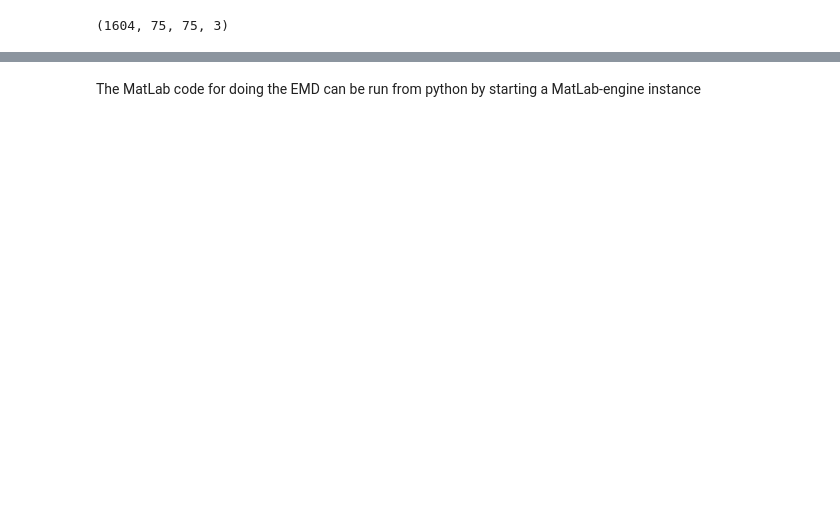
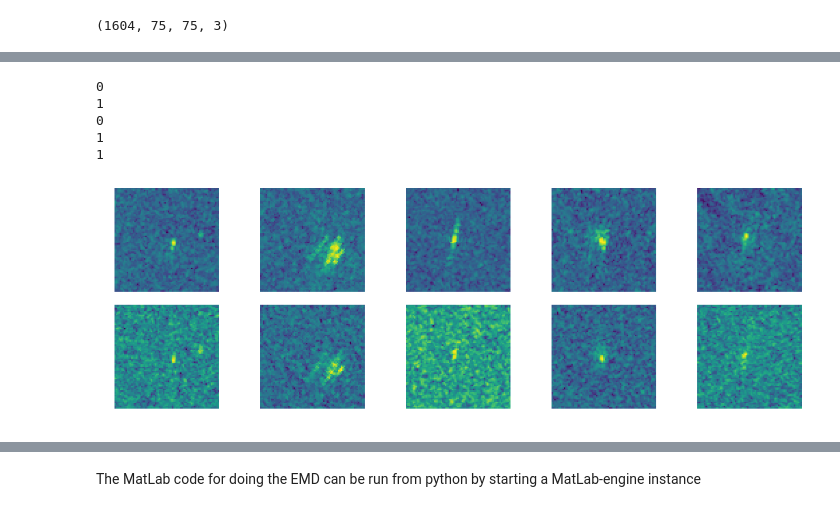
Before and after one commit to holwech/Spacebergs, a Jupyter notebook: python/EMD2D_testing.ipynb, the cells around one changed output, grey strips where cells are left out. Saved outputs shown, nothing was run; the diff lists cells and outputs as text; code cells hidden in the pictures; blank space fills up the shorter version.

```diff
--- a/python/EMD2D_testing.ipynb
+++ b/python/EMD2D_testing.ipynb
@@ -54,0 +100,45 @@ print(y_train[2])
+# %%
+fig, ax = plt.subplots(2, 5, figsize=(18,6))
+plt.subplots_adjust(hspace=0.1, wspace=0.4)
+
+# 1116, 1328, 464, 740, 1576
+ax = ax.ravel()
+ax[0].imshow(X_train[996,:,:,0])
+ax[5].imshow(X_train[996,:,:,1])
+
+ax[1].imshow(X_train[379,:,:,0])
+ax[6].imshow(X_train[379,:,:,1])
+
+ax[2].imshow(X_train[149,:,:,0])
+ax[7].imshow(X_train[149,:,:,1])
+
+ax[3].imshow(X_train[1356,:,:,0])
+ax[8].imshow(X_train[1356,:,:,1])
+
+ax[4].imshow(X_train[650,:,:,0])
+ax[9].imshow(X_train[650,:,:,1])
+
+ax[0].set_axis_off()
+ax[1].set_axis_off()
+ax[2].set_axis_off()
+ax[3].set_axis_off()
+ax[4].set_axis_off()
+ax[5].set_axis_off()
+ax[6].set_axis_off()
+ax[7].set_axis_off()
+ax[8].set_axis_off()
+ax[9].set_axis_off()
+print(y_train[996])
+print(y_train[379])
+print(y_train[149])
+print(y_train[1356])
+print(y_train[650])
+
+plt.show()
+# %% [output]
+0
+1
+0
+1
+1
+[figure, added]
```
Also changed, not shown: parts of 5 cells of this notebook, 5 other files.
